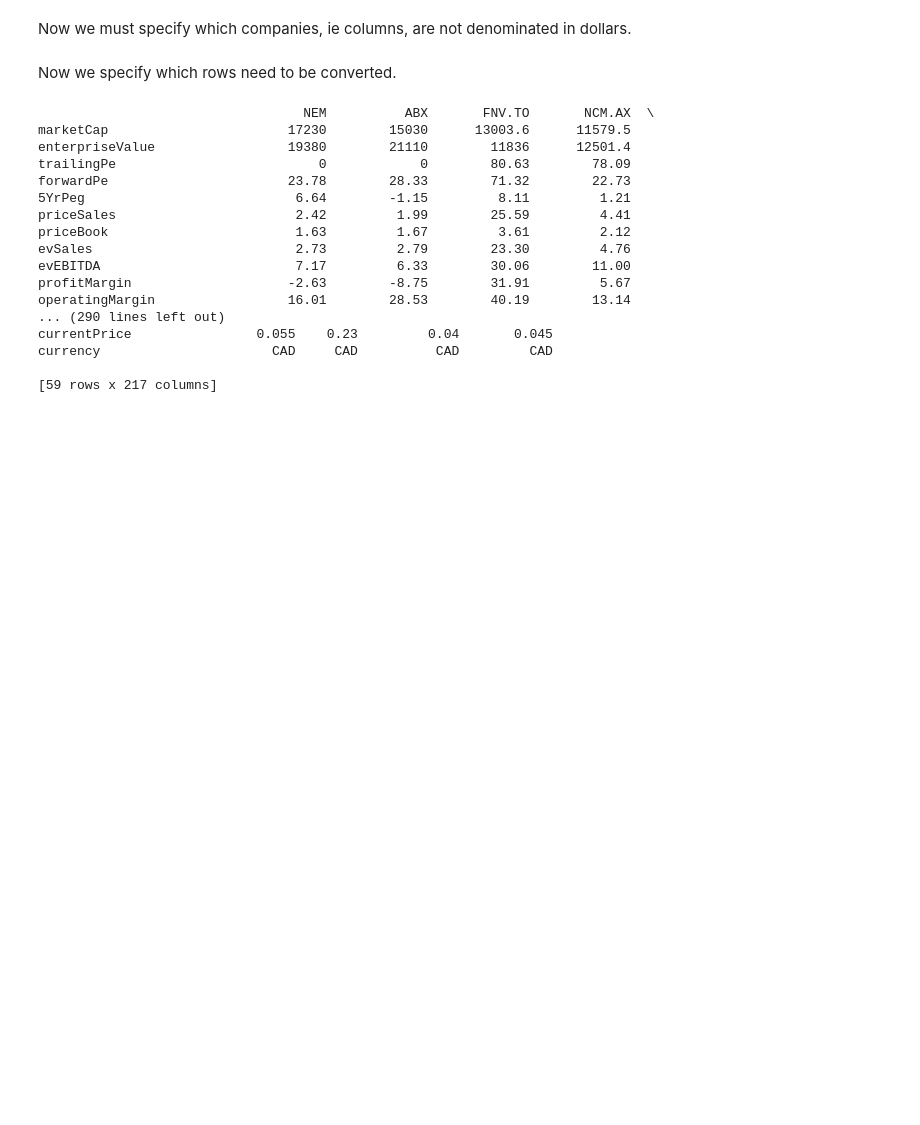
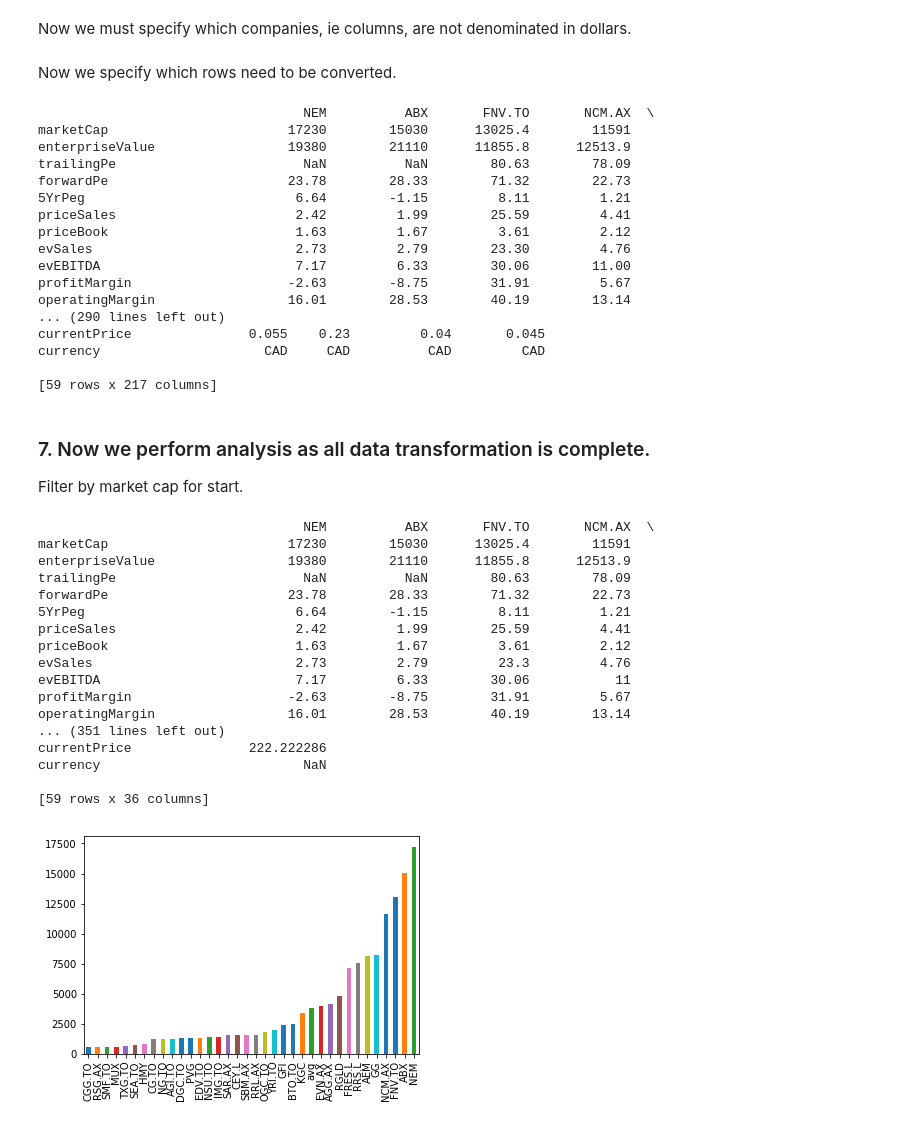
Before and after one commit to KaneKnight/stock-screener, a Jupyter notebook: Screener.ipynb, the cells around one changed output. Drawn from its saved outputs; the diff is of its cells as text; code cells hidden in the pictures; blank space fills up the shorter version.

```diff
--- a/Screener.ipynb
+++ b/Screener.ipynb
@@ -154,7 +159,7 @@ percentageNumbers = ["profitMargin",
                      "returnOnAssets",
                      "returnOnEquity",
                      "quarterlyRevenueGrowth",
-                     "quarterlyEarningsGrowth"
+                     "quarterlyEarningsGrowth",
                      "52WeekChange",
                      "spy52WeekChange",
                      "heldByInsiders",
@@ -379,12 +384,16 @@ for ticker in nonDollarData:
     nonDollarData[ticker] = nonDollarData.loc[:, ticker].apply(convertCurrency, args=(factor, ))
 
 tickerData.loc[currencyConcerned, nonDollarDenominated] = nonDollarData
+
+#Make zeros nan.
+tickerData = tickerData.replace("0", np.NaN)
+tickerData = tickerData.replace(0, np.NaN)
 print(tickerData)
 # %% [output]
                                   NEM          ABX       FNV.TO       NCM.AX  \
-marketCap                       17230        15030      13003.6      11579.5
-enterpriseValue                 19380        21110        11836      12501.4
-trailingPe                          0            0        80.63        78.09
+marketCap                       17230        15030      13025.4        11591
+enterpriseValue                 19380        21110      11855.8      12513.9
+trailingPe                        NaN          NaN        80.63        78.09
 forwardPe                       23.78        28.33        71.32        22.73
 5YrPeg                           6.64        -1.15         8.11         1.21
 priceSales                       2.42         1.99        25.59         4.41
@@ -394,7 +403,7 @@ evEBITDA                         7.17         6.33        30.06        11.00
 profitMargin                    -2.63        -8.75        31.91         5.67
 operatingMargin                 16.01        28.53        40.19        13.14
 ... (290 lines left out)
-currentPrice                0.055    0.23         0.04       0.045
-currency                      CAD     CAD          CAD         CAD
+currentPrice               0.055    0.23         0.04       0.045
+currency                     CAD     CAD          CAD         CAD
 
 [59 rows x 217 columns]
@@ -403,0 +410,50 @@ tickerData.loc[:, mask.values]
+# %% [markdown]
+### 7. Now we perform analysis as all data transformation is complete.
+
+Filter by market cap for start.
+# %%
+marketCaps = tickerData.loc["marketCap", :]
+filtered = marketCaps[marketCaps > 500]
+topCapData = tickerData.loc[:, filtered.index.values]
+
+def tryConvertToFloat(x):
+    try:
+        return float(x)
+    except(ValueError, TypeError):
+        return x
+
+for column in topCapData:
+    topCapData[column] = topCapData[column].map(tryConvertToFloat)
+
+means = {}
+for index, row in topCapData.iterrows():
+    try:
+        mean = topCapData.loc[index, :].mean()
+        means[index] = mean
+    except(TypeError):
+        continue
+s = pd.Series(means)
+topCapData["avg"] = s
+print(topCapData)
+mc = topCapData.loc["marketCap", :].sort_values()
+mc.plot.bar()
+plt.show()
+# %% [output]
+                                  NEM          ABX       FNV.TO       NCM.AX  \
+marketCap                       17230        15030      13025.4        11591
+enterpriseValue                 19380        21110      11855.8      12513.9
+trailingPe                        NaN          NaN        80.63        78.09
+forwardPe                       23.78        28.33        71.32        22.73
+5YrPeg                           6.64        -1.15         8.11         1.21
+priceSales                       2.42         1.99        25.59         4.41
+priceBook                        1.63         1.67         3.61         2.12
+evSales                          2.73         2.79         23.3         4.76
+evEBITDA                         7.17         6.33        30.06           11
+profitMargin                    -2.63        -8.75        31.91         5.67
+operatingMargin                 16.01        28.53        40.19        13.14
+... (351 lines left out)
+currentPrice               222.222286
+currency                          NaN
+
+[59 rows x 36 columns]
+[figure, added]
```
Also changed, not shown: parts of 4 cells of this notebook, 2 other files.
